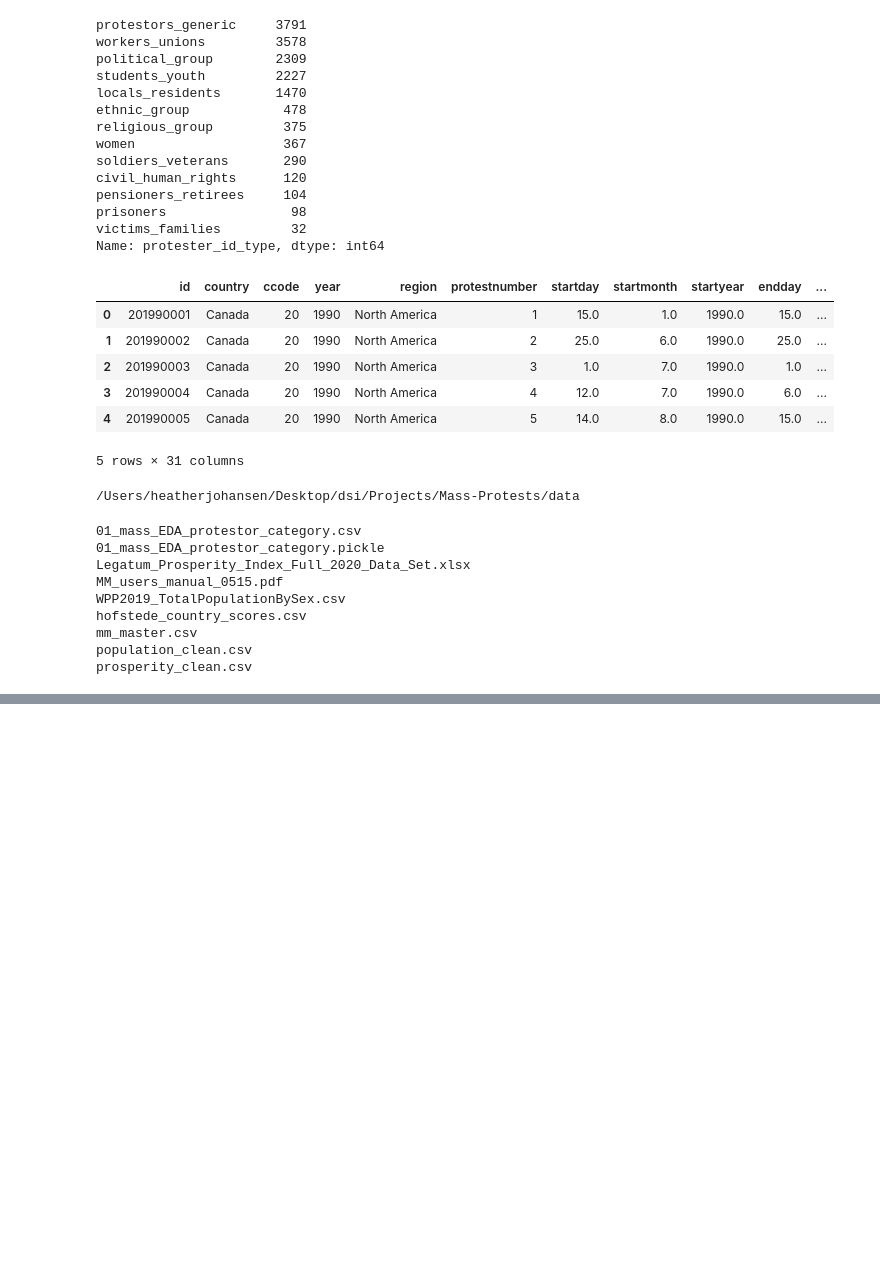
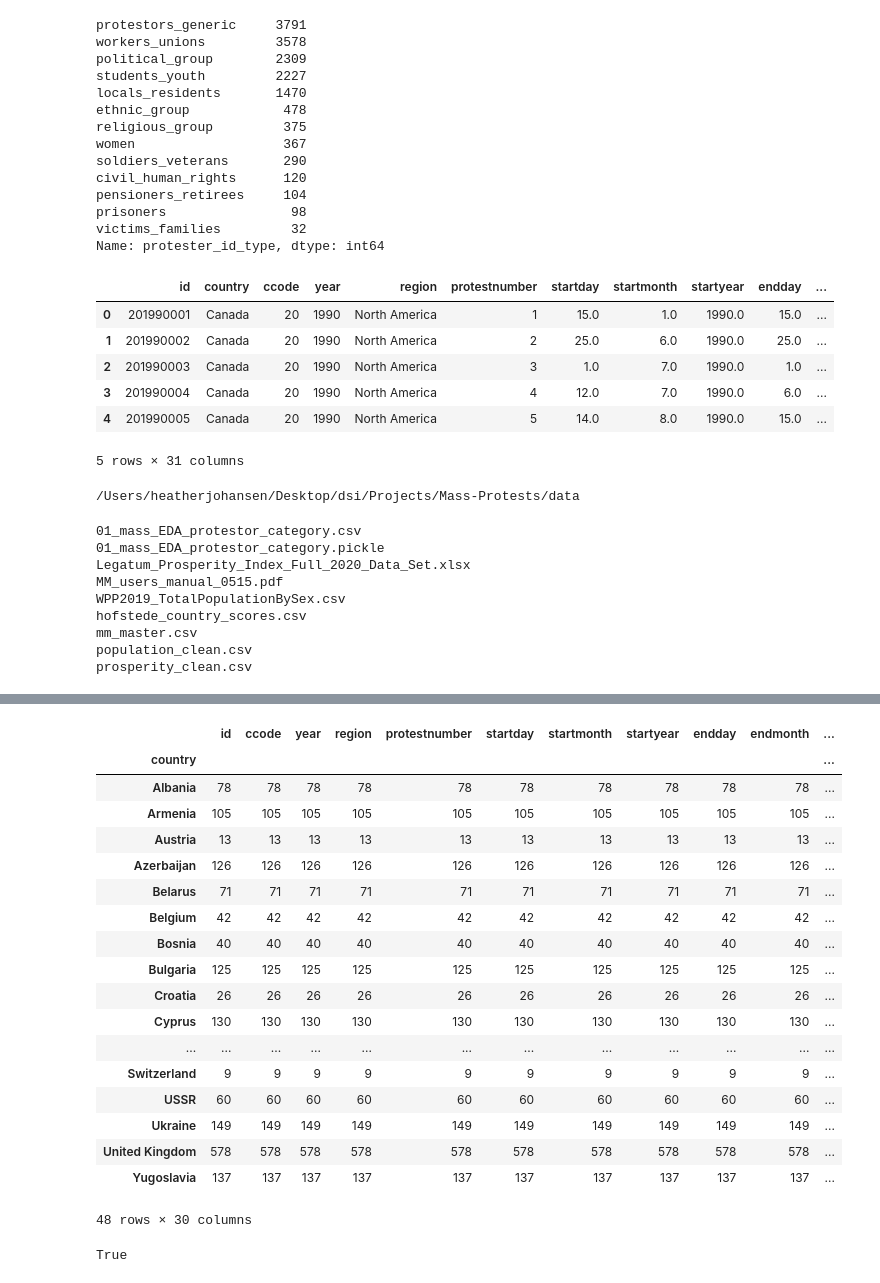
Before and after one commit to EmFib/Mass-Protests, a Jupyter notebook: users/data_cleaning_heather.ipynb, the cells around one changed output, grey strips where cells are left out. Drawn from its saved outputs; the diff is of its cells as text; code cells hidden in the pictures; blank space fills up the shorter version.

```diff
--- a/users/data_cleaning_heather.ipynb
+++ b/users/data_cleaning_heather.ipynb
@@ -5,5 +9,5 @@ import matplotlib.pyplot as plt
 # %%
-mass = pd.read_csv('mmALL_073120_csv.csv')
+mass = pd.read_csv('./source/mmALL_073120_csv.csv')
 # %%
 mass = mass[mass['protest']==1]
 mass = mass.drop(columns=['protest'])
@@ -112,7 +116,7 @@ protester_category_dict = {'students_youth': ['student', 'youth', 'young', 'univ
                                            'public service',
                                            'nurse',
                                            'scientist',
-                                           'growers',
+                                           'grower',
                                            'artist',
                                            'architech'],
                       'ethnic_group': ['indian',
@@ -301,0 +362,22 @@ prosperity_clean.csv
+# %%
+mass[mass['region'] == 'Europe'].groupby(['country']).count()
+# %% [output]
+|  | id | ccode | year | region | protestnumber | startday | startmonth | startyear | endday | endmonth | ... |
+| country |  |  |  |  |  |  |  |  |  |  | ... |
+| Albania | 78 | 78 | 78 | 78 | 78 | 78 | 78 | 78 | 78 | 78 | ... |
+| Armenia | 105 | 105 | 105 | 105 | 105 | 105 | 105 | 105 | 105 | 105 | ... |
+| Austria | 13 | 13 | 13 | 13 | 13 | 13 | 13 | 13 | 13 | 13 | ... |
+| Azerbaijan | 126 | 126 | 126 | 126 | 126 | 126 | 126 | 126 | 126 | 126 | ... |
+| Belarus | 71 | 71 | 71 | 71 | 71 | 71 | 71 | 71 | 71 | 71 | ... |
+| Belgium | 42 | 42 | 42 | 42 | 42 | 42 | 42 | 42 | 42 | 42 | ... |
+| Bosnia | 40 | 40 | 40 | 40 | 40 | 40 | 40 | 40 | 40 | 40 | ... |
+| Bulgaria | 125 | 125 | 125 | 125 | 125 | 125 | 125 | 125 | 125 | 125 | ... |
+| Croatia | 26 | 26 | 26 | 26 | 26 | 26 | 26 | 26 | 26 | 26 | ... |
+| Cyprus | 130 | 130 | 130 | 130 | 130 | 130 | 130 | 130 | 130 | 130 | ... |
+| ... | ... | ... | ... | ... | ... | ... | ... | ... | ... | ... | ... |
+| Switzerland | 9 | 9 | 9 | 9 | 9 | 9 | 9 | 9 | 9 | 9 | ... |
+| USSR | 60 | 60 | 60 | 60 | 60 | 60 | 60 | 60 | 60 | 60 | ... |
+| Ukraine | 149 | 149 | 149 | 149 | 149 | 149 | 149 | 149 | 149 | 149 | ... |
+| United Kingdom | 578 | 578 | 578 | 578 | 578 | 578 | 578 | 578 | 578 | 578 | ... |
+| Yugoslavia | 137 | 137 | 137 | 137 | 137 | 137 | 137 | 137 | 137 | 137 | ... |
+48 rows × 30 columns
@@ -301,0 +434,31 @@ prosperity_clean.csv
+# %%
+['Yugoslavia',
+                                   'Ukraine',
+                                   'USSR',
+                                   'Slovenia',
+                                   'Slovak Republic',
+                                   'Serbia and Montenegro',
+                                   'Serbia',
+                                   'Russia',
+                                   'Romania',
+                                   'Montenegro',
+                                   'Moldova',
+                                   'Macedonia',
+                                   'Poland',
+                                   'Lithuania',
+                                   'Latvia',
+                                   'Kosovo',
+                                   'Hungary',
+                                   'Germany East',
+                                   'Georgia',
+                                   'Estonia',
+                                   'Czechoslovakia',
+                                   'Czech Republic',
+                                   'Croatia',
+                                   'Bulgaria',
+                                   'Bosnia',
+                                   'Azerbaijan',
+                                   'Armenia',
+                                   'Albania'] in country_dict.values()
+# %% [output]
+True
```
Also changed, not shown: parts of 15 cells of this notebook, 1 other file.
